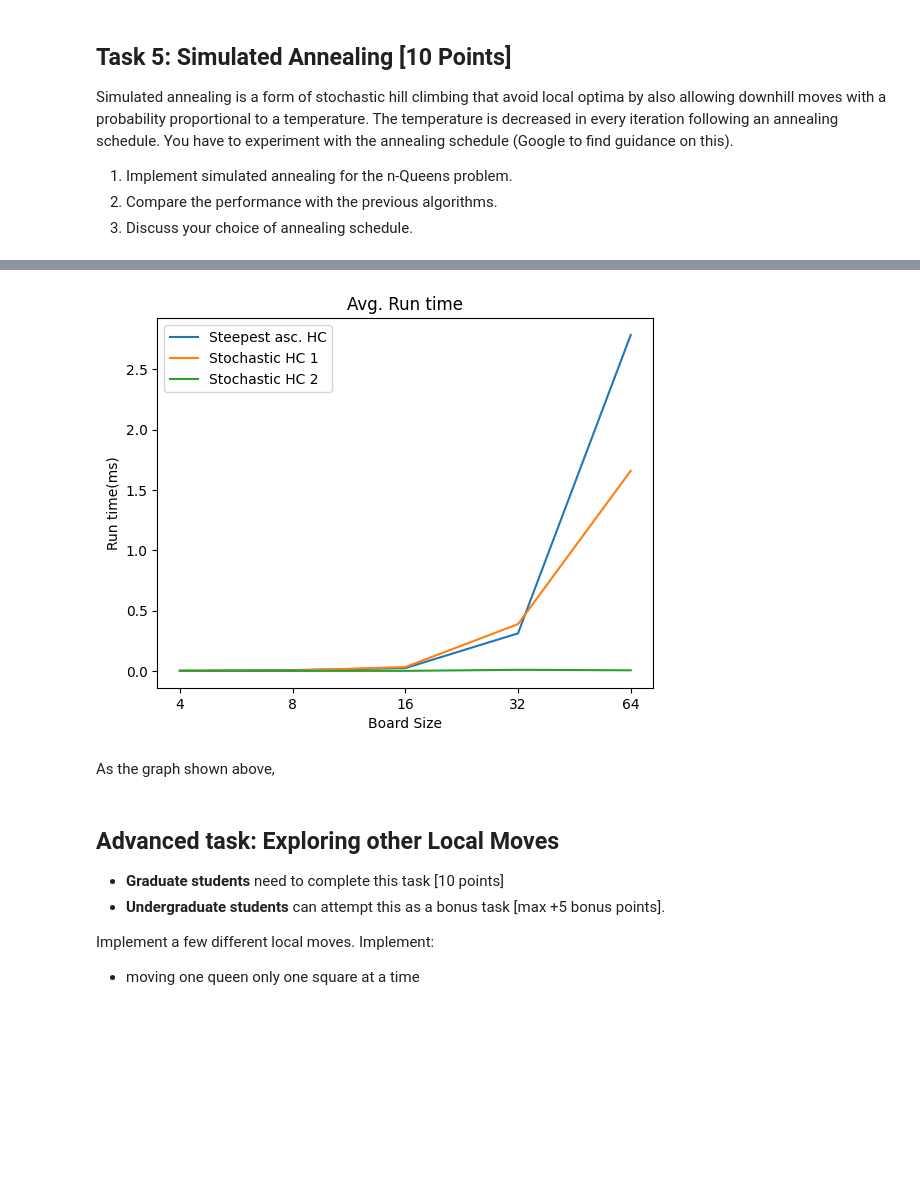
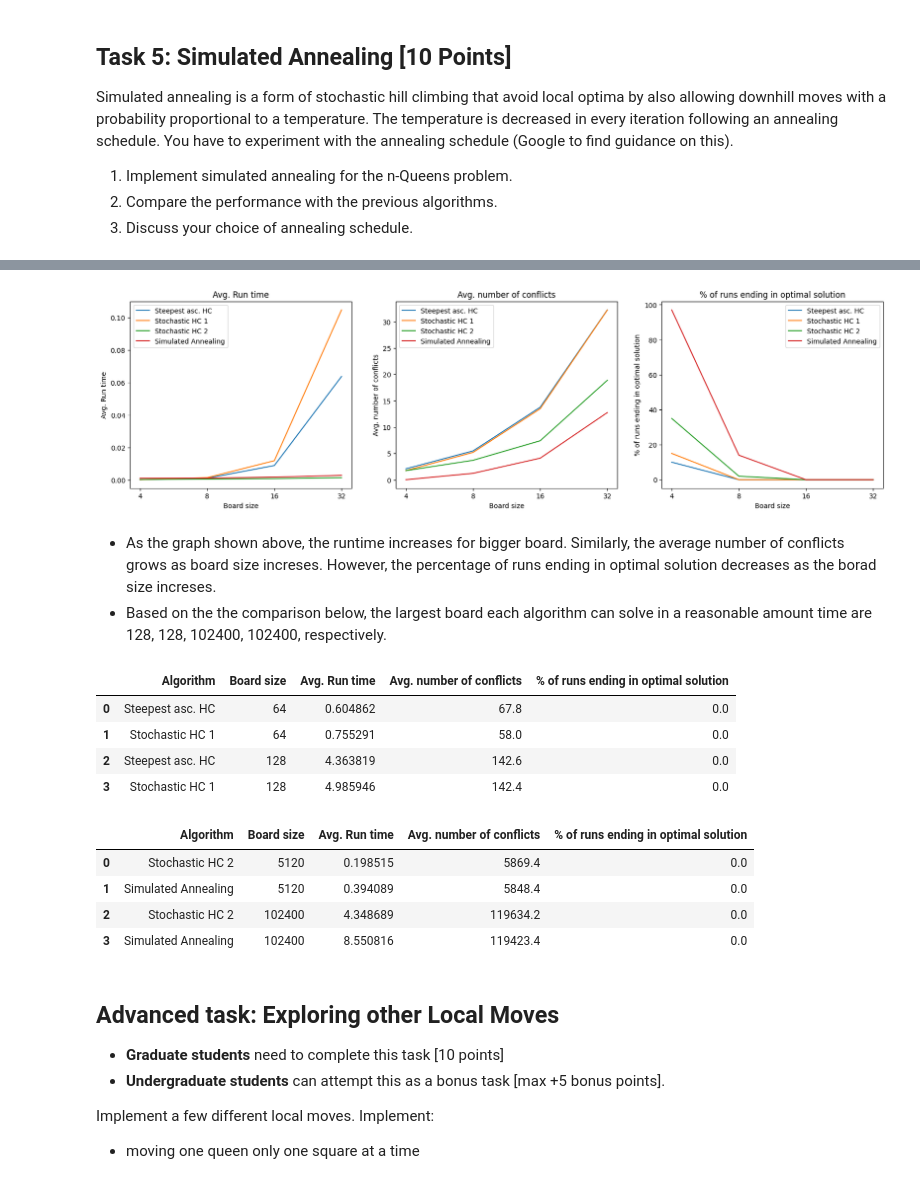
Before and after one commit to Owen-Deng/CS7320-AI, a Jupyter notebook: Local_Search/n_queens.ipynb, the cells around one changed output, grey strips where cells are left out. Saved outputs shown, nothing was run; the diff lists cells and outputs as text; code cells hidden in the pictures; blank space fills up the shorter version.

```diff
--- a/Local_Search/n_queens.ipynb
+++ b/Local_Search/n_queens.ipynb
@@ -243,11 +248,17 @@ def find_random_neighbor(board):
     new_board[col] = row
     return new_board
 
-def stochastic_hill_climbing_2(board, try_cnt=50):
+
+def stochastic_hill_climbing_2(board, local_move_funcs = [find_random_neighbor], try_cnt=50):
     """Return a board by chosing a neighbor of given board at most <try_cnt> time."""
     cur_conflict_val = conflicts(board)
     for _ in range(try_cnt):
-        new_board = find_random_neighbor(board)
+        new_board = board
+
+        # for custom local move functions in "Advanced task" at the end of notebook
+        for local_move_func in local_move_funcs:
+            new_board = local_move_func(new_board)
+
         new_board_conflict_val = conflicts(new_board)
         if new_board_conflict_val == 0:
             break # optimal
@@ -308,0 +409,9 @@ Simulated annealing is a form of stochastic hill climbing that avoid local optim
+# %%
+# Code, results, charts and discussion go here
+algos = {'Steepest asc. HC': steepest_ascend_hill_climbing,
+        'Stochastic HC 1': stochastic_hill_climbing,
+        'Stochastic HC 2': stochastic_hill_climbing_2,
+        'Simulated Annealing' : simulated_annealing}
+board_sizes = [4,8,16,32]
+df = comparison(algos, board_sizes, times=100)
+df
@@ -382,21 +444,44 @@ df
 # %%
-import matplotlib.pyplot as plt
-
+# plot the results
 x = range(len(board_sizes))
 num_algo = len(algos)
-for idx, algo_name in enumerate(algos):
-    y = df.loc[range(idx, df.shape[0], num_algo), 'Avg. Run time']
-    plt.plot(x, y, label = algo_name)
+plt.figure(figsize = (20,5))
+for col_idx, col in enumerate(df.columns[2:]):
+    ax = plt.subplot(1, 3, col_idx+1)
+    for idx, algo_name in enumerate(algos):
+        y = df.loc[range(idx, df.shape[0], num_algo), col]
 
-plt.xticks(x, board_sizes)
-plt.legend()
-plt.xlabel('Board Size')
-plt.ylabel('Run time(ms)')
-plt.title("Avg. Run time");
+        ax.plot(x, y, label = algo_name)
+    plt.xticks(x, board_sizes)
+    plt.legend()
+    plt.xlabel(df.columns[1])
+    plt.ylabel(col)
+    plt.title(col)
 # %% [output]
-[figure, old version]
+[figure, new version]
-# %% [markdown]
-As the graph shown above,
+# %% [markdown]
+* As the graph shown above, the runtime increases for bigger board. Similarly, the average number of conflicts grows as board size increses. However, the percentage of runs ending in optimal solution decreases as the borad size increses.
+* Based on the the comparison below, the largest board each algorithm can solve in a reasonable amount time are 128, 128, 102400, 102400, respectively.
+# %%
+algos1 = {'Steepest asc. HC': steepest_ascend_hill_climbing,
+        'Stochastic HC 1': stochastic_hill_climbing}
+
+algos2= {'Stochastic HC 2': stochastic_hill_climbing_2,
+        'Simulated Annealing' : simulated_annealing}
+
+display(comparison(algos1, board_sizes=[64, 128], times=5))
+display(comparison(algos2, board_sizes=[5120, 102400], times=5))
+# %% [output]
+|  | Algorithm | Board size | Avg. Run time | Avg. number of conflicts | % of runs ending in optimal solution |
+| 0 | Steepest asc. HC | 64 | 0.604862 | 67.8 | 0.0 |
+| 1 | Stochastic HC 1 | 64 | 0.755291 | 58.0 | 0.0 |
+| 2 | Steepest asc. HC | 128 | 4.363819 | 142.6 | 0.0 |
+| 3 | Stochastic HC 1 | 128 | 4.985946 | 142.4 | 0.0 |
+|  | Algorithm | Board size | Avg. Run time | Avg. number of conflicts | % of runs ending in optimal solution |
+| 0 | Stochastic HC 2 | 5120 | 0.198515 | 5869.4 | 0.0 |
+| 1 | Simulated Annealing | 5120 | 0.394089 | 5848.4 | 0.0 |
+| 2 | Stochastic HC 2 | 102400 | 4.348689 | 119634.2 | 0.0 |
+| 3 | Simulated Annealing | 102400 | 8.550816 | 119423.4 | 0.0 |
 # %% [markdown]
 ## Advanced task: Exploring other Local Moves
 
```
Also changed, not shown: parts of 14 cells of this notebook, 1 other file.
